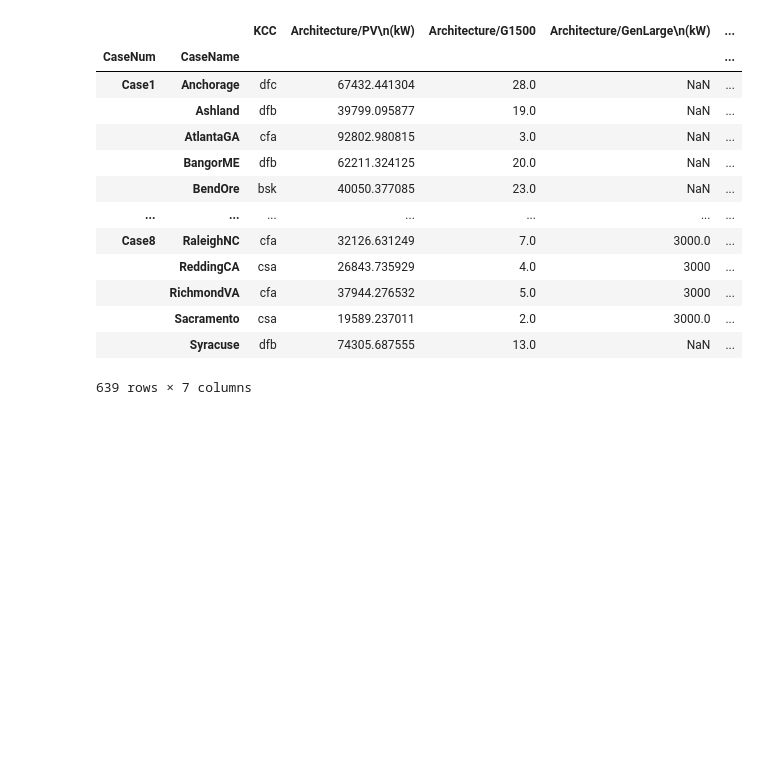
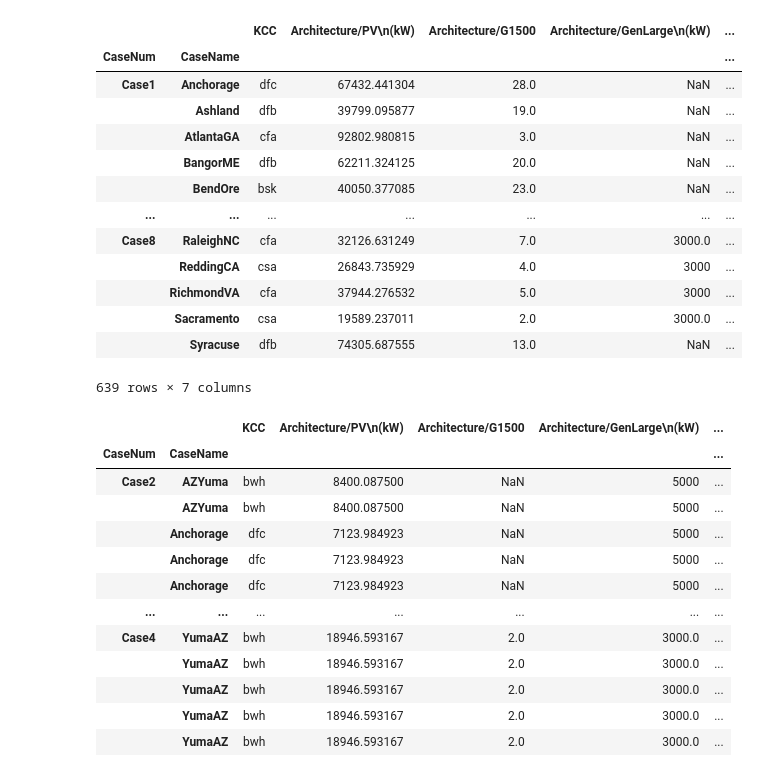
Before and after one commit to uw-reti/homer, a Jupyter notebook: ClimateStudies/OutputProcessing/HOMERDataProcessor.ipynb, the cells around one changed output. Cells and saved outputs as stored; diff of their text form; code cells hidden in the pictures; blank space fills up the shorter version.

Commit message:
Added processing for MLR data

```diff
--- a/ClimateStudies/OutputProcessing/HOMERDataProcessor.ipynb
+++ b/ClimateStudies/OutputProcessing/HOMERDataProcessor.ipynb
@@ -36,13 +40,13 @@ directory = 'd:/repo/homer/ClimateStudies/OutputProcessing/Data' #home PC
 ## Following this guide for xlsx reading
 https://stackoverflow.com/questions/26521266/using-pandas-to-pd-read-excel-for-multiple-worksheets-of-the-same-workbook
 # %%
-# reads, maps all sheets
-files = os.listdir(directory)
+# reads, maps all sheets for locational variance studies
+files = os.listdir(loc_directory)
 output_df = {} #creates empty dictionary
 names = [] #creates empty list for future name storage
 for file in files:
     if file.endswith('.xlsx'):
-        xls = pd.ExcelFile(directory + '/' + file) #reads file
+        xls = pd.ExcelFile(loc_directory + '/' + file) #reads file
         names = names + xls.sheet_names
         for sheet_name in xls.sheet_names: #pulls individual sheets
             output_df[sheet_name] = xls.parse(sheet_name) #puts each sheet into a dictionary w/key "sheet_name"
@@ -61,3 +65,15 @@ display(output_df[sheet_name])
 | 1998 | 11869.627970 | 7 | 4000.0 | 36720 | 313722048 | ... |
 | 1999 | 16187.109165 | 6 | 4000.0 | 34822 | 313723936 | ... |
 2000 rows × 24 columns
+# %%
+# reads, maps all sheets for MLR variance studies
+mlr_files = os.listdir(mlr_directory)
+mlr_output_df = {} #creates empty dictionary
+mlr_names = [] #creates empty list for future name storage
+for file in mlr_files:
+    if file.endswith('.xlsx'):
+        mlr_xls = pd.ExcelFile(mlr_directory + '/' + file) #reads file
+        mlr_names = mlr_names + mlr_xls.sheet_names
+        for sheet_name in mlr_xls.sheet_names: #pulls individual sheets
+            mlr_output_df[sheet_name] = mlr_xls.parse(sheet_name) #puts each sheet into a dictionary w/key "sheet_name"
+display(mlr_output_df[sheet_name])
@@ -142,3 +198,84 @@ display(opt_out)
 |  | Sacramento | csa | 19589.237011 | 2.0 | 3000.0 | ... |
 |  | Syracuse | dfb | 74305.687555 | 13.0 | NaN | ... |
 639 rows × 7 columns
+# %%
+#pulling interesting data points from each MLR  Case
+mlr_opt_out = pd.DataFrame(columns=['Architecture/PV\n(kW)', 'Architecture/G1500', 'Architecture/GenLarge\n(kW)', 'Architecture/1kWh LI',
+                                                 'Cost/COE\n($)','GenMin'])
+mlr_new_cases = pd.DataFrame(columns=['FileName','CaseNum','Case1 LCOE','Case5 LCOE','Architecture/GenLarge\n(kW)'])
+tencases = ['Case10','Case11', 'Case12', 'Case13','Case14','Case15','Case16']
+n_mlr = len(mlr_names)
+for i in range(n_mlr):
+    name = mlr_names[i] # Grabs Sheet Name
+    KCC = name[-3:]     #grabs KCC from last 3 values
+    if KCC[-2:].casefold() == ('Af'.casefold()):
+            KCC = 'Af'
+            Location = name[5:-2]
+            if name[:6] == 'Case25' or name[:6] == 'Case35':
+                Location = name[6:-2]
+                case_num = name[:6] # Grabs Case Number
+            elif name[:6] == 'Case10':
+                Location = name[6:-2]
+                print(name[:6])
+                case_num = name[:6] # Grabs Case Number
+            else:
+                Location = name[5:-2]
+                case_num = name[:5]
+    elif KCC[-2:].casefold() == 'Am'.casefold():
+            KCC = 'Am'
+            if name[:6] == 'Case25' or name[:6] == 'Case35':
+                Location = name[6:-2]
+                case_num = name[:6] # Grabs Case Number
+            elif name[:6] == 'Case10':
+                Location = name[6:-2]
+                case_num = name[:6] # Grabs Case Number
+            else:
+                Location = name[5:-2]
+                case_num = name[:5]
+    else:
+            if name[:6] == 'Case25' or name[:6] == 'Case35':
+                Location = name[6:-3]
+                case_num = name[:6] # Grabs Case Number
+            #elif name[:6] == 'Case10' or name[:6]=='Case':
+            elif name[:6] in tencases:
+                Location = name[6:-3]
+                case_num = name[:6] # Grabs Case Number
+            else:
+                Location = name[10:-3]
+                case_num = name[:5]
+                mlr      = name[8:10]
+                #print(mlr)
+    KCC = KCC.lower()
+    mlr_filtered_out = mlr_output_df[name].filter(['Architecture/PV\n(kW)', 'Architecture/G1500', 'Architecture/GenLarge\n(kW)', 'Architecture/1kWh LI', 'Cost/COE\n($)']) #Filtering objects of interest
+    mlr_filtered_out['CaseName'] = Location #adding actual case name to series
+    mlr_filtered_out['CaseNum'] = case_num # adding case num to series
+    mlr_filtered_out['KCC'] = KCC
+    mlr_filtered_out['mlr'] = mlr
+    mlr_framed = mlr_filtered_out.iloc[[0]] #making the actual df
+    mlr_framed.set_index(['CaseNum','CaseName'], inplace=True, drop=True) #building df w/ casename and num
+    mlr_opt_out = pd.concat([mlr_framed,mlr_opt_out]) #concating all DFs together
+
+
+
+# Data Cleanup
+mlr_opt_out = mlr_opt_out[ ['KCC'] + [ col for col in opt_out.columns if col != 'KCC' ] ] #sorting df to have KCC first
+mlr_opt_out = mlr_opt_out.sort_index()
+mlr_opt_out.to_excel("MLRTrimmed.xlsx")
+
+
+display(mlr_opt_out)
+#display(new_cases)
+# %% [output]
+|  |  | KCC | Architecture/PV\n(kW) | Architecture/G1500 | Architecture/GenLarge\n(kW) | ... |
+| CaseNum | CaseName |  |  |  |  | ... |
+| Case2 | AZYuma | bwh | 8400.087500 | NaN | 5000 | ... |
+|  | AZYuma | bwh | 8400.087500 | NaN | 5000 | ... |
+|  | Anchorage | dfc | 7123.984923 | NaN | 5000 | ... |
+|  | Anchorage | dfc | 7123.984923 | NaN | 5000 | ... |
+|  | Anchorage | dfc | 7123.984923 | NaN | 5000 | ... |
+| ... | ... | ... | ... | ... | ... | ... |
+| Case4 | YumaAZ | bwh | 18946.593167 | 2.0 | 3000.0 | ... |
+|  | YumaAZ | bwh | 18946.593167 | 2.0 | 3000.0 | ... |
+|  | YumaAZ | bwh | 18946.593167 | 2.0 | 3000.0 | ... |
+|  | YumaAZ | bwh | 18946.593167 | 2.0 | 3000.0 | ... |
+|  | YumaAZ | bwh | 18946.593167 | 2.0 | 3000.0 | ... |
```
Also changed, not shown: parts of 9 cells of this notebook, 30 other files.
